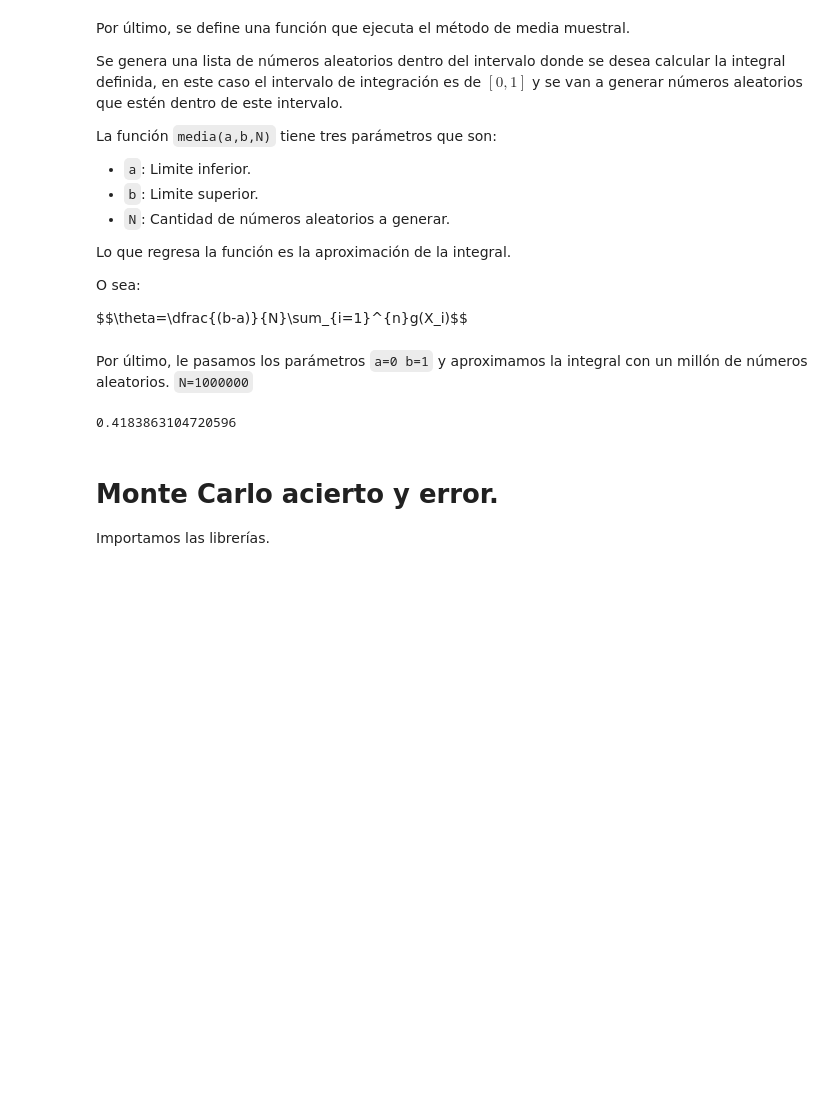
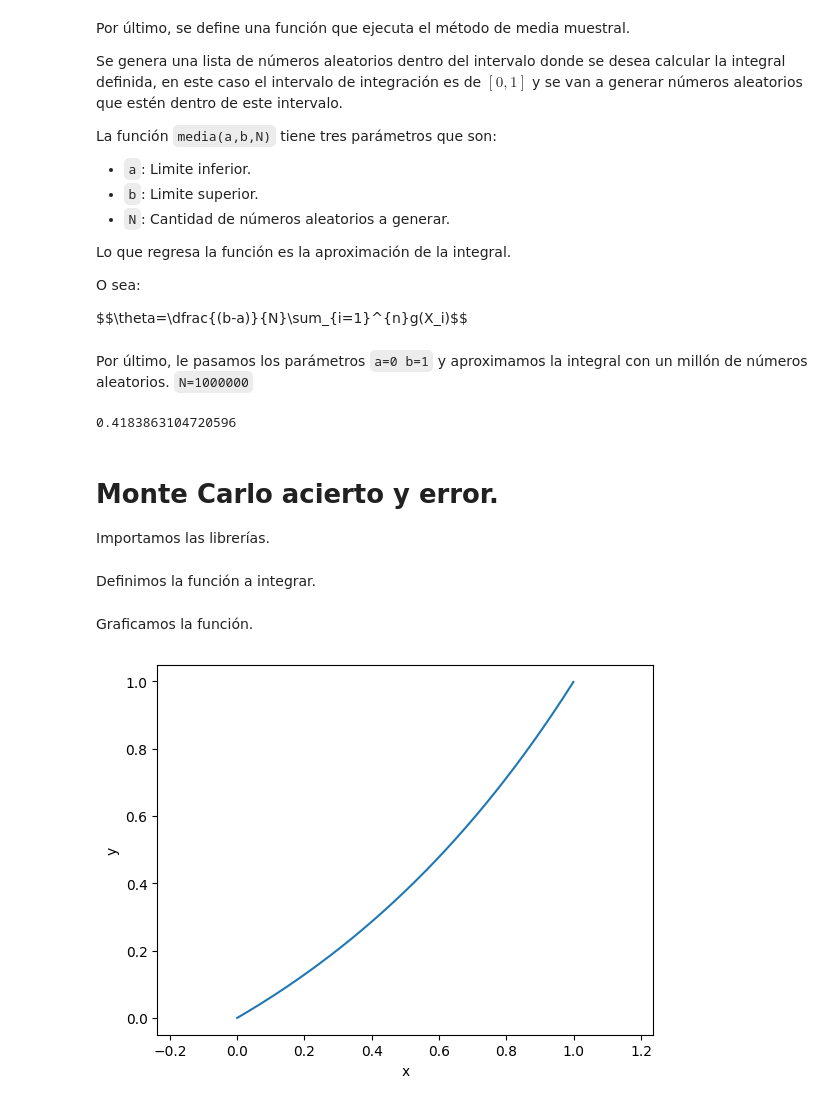
Before and after one commit to AyaxYordi/Simulacion-2---2024, a Jupyter notebook: Variantes_del_Monte_Carlo.ipynb, the cells around one changed output. Saved outputs shown, nothing was run; the diff lists cells and outputs as text; code cells hidden in the pictures; blank space fills up the shorter version.

```diff
--- a/Variantes_del_Monte_Carlo.ipynb
+++ b/Variantes_del_Monte_Carlo.ipynb
@@ -155,3 +167,5 @@ from random import random
 from math import *
 import numpy as np
 import matplotlib.pyplot as plt
+# %% [markdown]
+Definimos la función a integrar.
@@ -157,0 +174,13 @@ import matplotlib.pyplot as plt
+# %% [markdown]
+Graficamos la función.
+# %%
+f1 = lambda x : (np.exp(x)-1)/(e-1)
+x = np.arange(0,1,0.001)
+
+plt.plot(x,f1(x))
+plt.xlabel("x")
+plt.ylabel("y")
+plt.axis("equal")
+plt.show()
+# %% [output]
+[figure, added]
```
Also changed, not shown: parts of 21 cells of this notebook.
